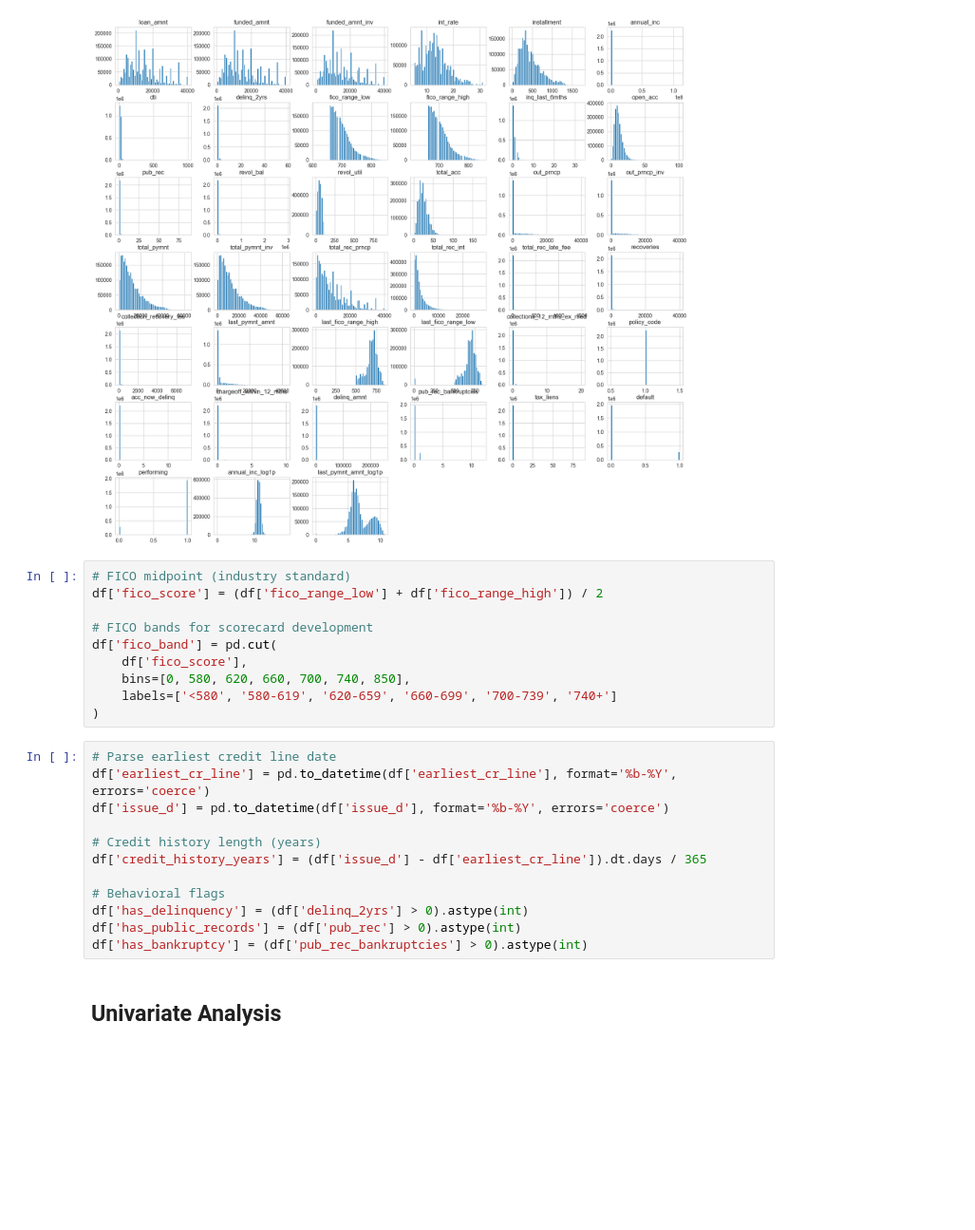
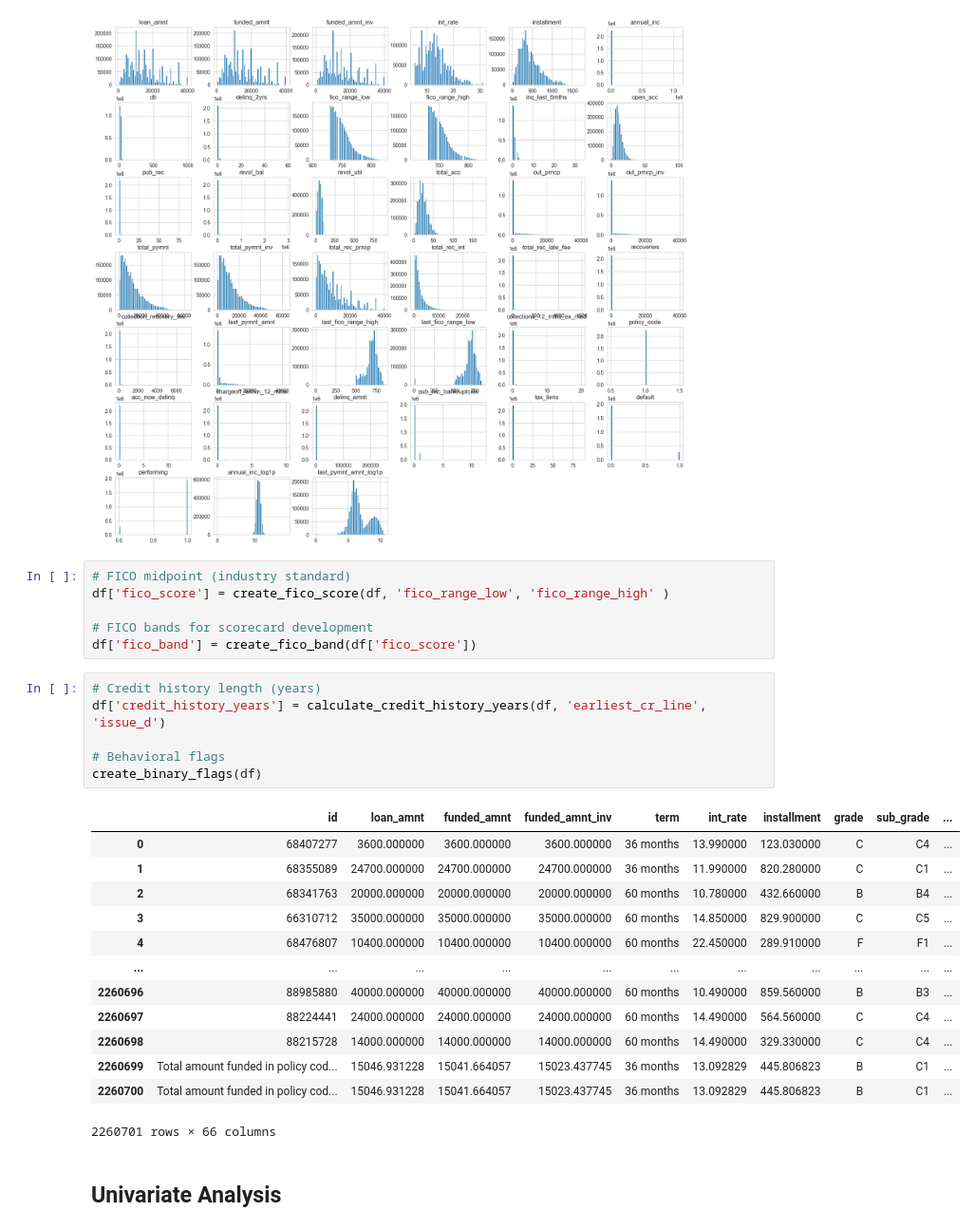
Before and after one commit to martinezb-jose-c/credit-risk-modeling, a Jupyter notebook: 01_eda.ipynb, the cells around one changed output. Shown at 95% size. Drawn from its saved outputs; the diff is of its cells as text; blank space fills up the shorter version.

```diff
--- a/01_eda.ipynb
+++ b/01_eda.ipynb
@@ -268,25 +286,29 @@ plt.show()
 [figure]
 # %%
 # FICO midpoint (industry standard)
-df['fico_score'] = (df['fico_range_low'] + df['fico_range_high']) / 2
+df['fico_score'] = create_fico_score(df, 'fico_range_low', 'fico_range_high' )
 
 # FICO bands for scorecard development
-df['fico_band'] = pd.cut(
-    df['fico_score'],
-    bins=[0, 580, 620, 660, 700, 740, 850],
-    labels=['<580', '580-619', '620-659', '660-699', '700-739', '740+']
-)
+df['fico_band'] = create_fico_band(df['fico_score'])
 # %%
-# Parse earliest credit line date
-df['earliest_cr_line'] = pd.to_datetime(df['earliest_cr_line'], format='%b-%Y', errors='coerce')
-df['issue_d'] = pd.to_datetime(df['issue_d'], format='%b-%Y', errors='coerce')
-
 # Credit history length (years)
-df['credit_history_years'] = (df['issue_d'] - df['earliest_cr_line']).dt.days / 365
+df['credit_history_years'] = calculate_credit_history_years(df, 'earliest_cr_line', 'issue_d')
 
 # Behavioral flags
-df['has_delinquency'] = (df['delinq_2yrs'] > 0).astype(int)
-df['has_public_records'] = (df['pub_rec'] > 0).astype(int)
-df['has_bankruptcy'] = (df['pub_rec_bankruptcies'] > 0).astype(int)
+create_binary_flags(df)
+# %% [output]
+|  | id | loan_amnt | funded_amnt | funded_amnt_inv | term | int_rate | installment | grade | sub_grade | ... |
+| 0 | 68407277 | 3600.000000 | 3600.000000 | 3600.000000 | 36 months | 13.990000 | 123.030000 | C | C4 | ... |
+| 1 | 68355089 | 24700.000000 | 24700.000000 | 24700.000000 | 36 months | 11.990000 | 820.280000 | C | C1 | ... |
+| 2 | 68341763 | 20000.000000 | 20000.000000 | 20000.000000 | 60 months | 10.780000 | 432.660000 | B | B4 | ... |
+| 3 | 66310712 | 35000.000000 | 35000.000000 | 35000.000000 | 60 months | 14.850000 | 829.900000 | C | C5 | ... |
+| 4 | 68476807 | 10400.000000 | 10400.000000 | 10400.000000 | 60 months | 22.450000 | 289.910000 | F | F1 | ... |
+| ... | ... | ... | ... | ... | ... | ... | ... | ... | ... | ... |
+| 2260696 | 88985880 | 40000.000000 | 40000.000000 | 40000.000000 | 60 months | 10.490000 | 859.560000 | B | B3 | ... |
+| 2260697 | 88224441 | 24000.000000 | 24000.000000 | 24000.000000 | 60 months | 14.490000 | 564.560000 | C | C4 | ... |
+| 2260698 | 88215728 | 14000.000000 | 14000.000000 | 14000.000000 | 60 months | 14.490000 | 329.330000 | C | C4 | ... |
+| 2260699 | Total amount funded in policy cod... | 15046.931228 | 15041.664057 | 15023.437745 | 36 months | 13.092829 | 445.806823 | B | C1 | ... |
+| 2260700 | Total amount funded in policy cod... | 15046.931228 | 15041.664057 | 15023.437745 | 36 months | 13.092829 | 445.806823 | B | C1 | ... |
+2260701 rows × 66 columns
 # %% [markdown]
 ## Univariate Analysis
```
Also changed, not shown: parts of 25 cells of this notebook, 5 other files.
